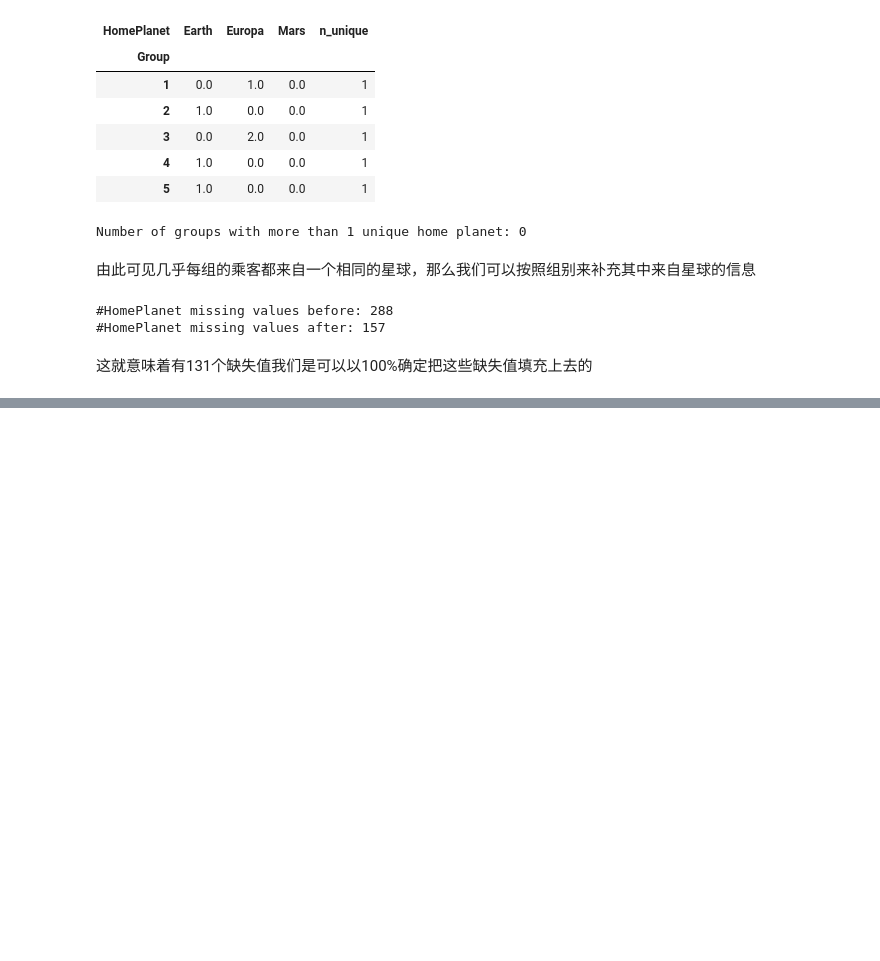
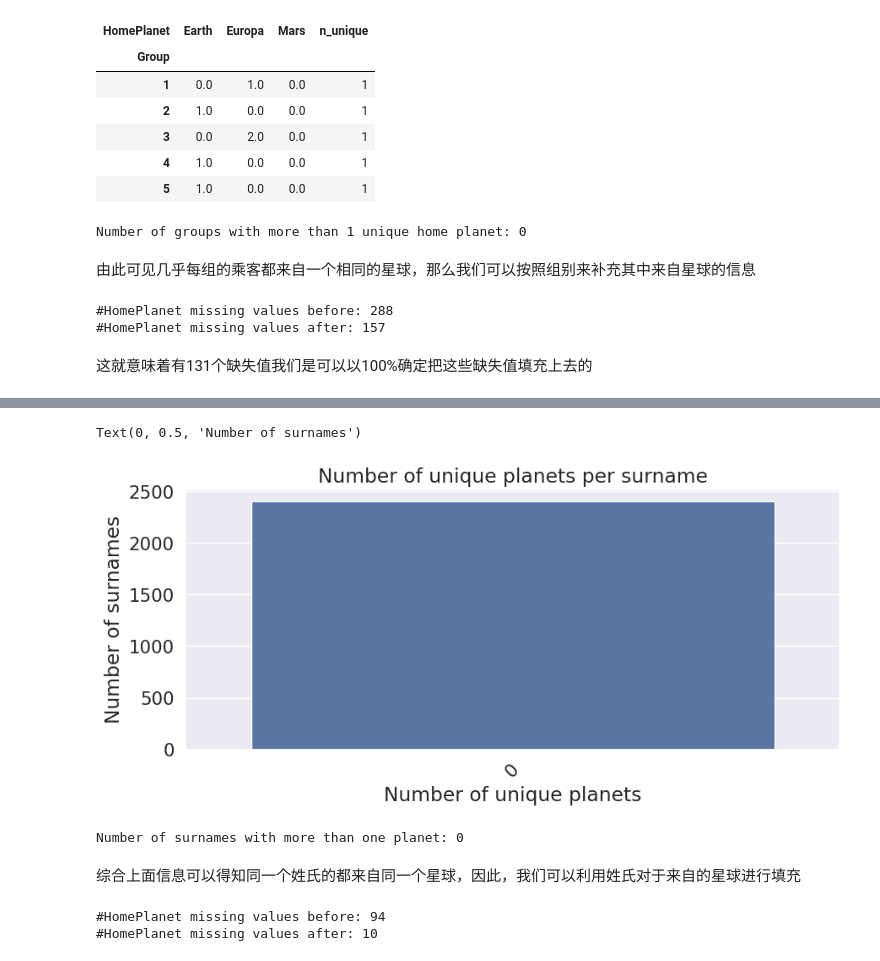
Before and after one commit to CambridgeZ/DataMining_Course_experiment, a Jupyter notebook: 大作业/datamining-homework.ipynb, the cells around one changed output, grey strips where cells are left out. Cells and saved outputs as stored; diff of their text form; code cells hidden in the pictures; blank space fills up the shorter version.

```diff
--- a/大作业/datamining-homework.ipynb
+++ b/大作业/datamining-homework.ipynb
@@ -642,0 +694,6 @@ print('#HomePlanet missing values after:',data['HomePlanet'].isna().sum())
+# %%
+# Joint distribution of Surname and HomePlanet
+SHP_gb = data.groupby(['Surname','HomePlanet'])['HomePlanet'].size().unstack().fillna(0)
+
+#展示分组后的数据
+SHP_gb.head()
@@ -642,0 +708,36 @@ print('#HomePlanet missing values after:',data['HomePlanet'].isna().sum())
+# %%
+# Countplot of unique values
+plt.figure(figsize=(10,4))
+sns.countplot((SHP_gb >= 1).sum(axis=1))
+plt.title('Number of unique planets per surname')
+
+# 设置横坐标轴上的数值和标签
+plt.xticks(rotation=45)
+plt.xlabel('Number of unique planets')
+plt.ylabel('Number of surnames')
+# %% [output]
+Text(0, 0.5, 'Number of surnames')
+[figure, added]
+# %%
+# 输出一个有多个星球的姓氏的个数
+print('Number of surnames with more than one planet:',((SHP_gb>0).sum(axis=1)>1).sum())
+# %% [output]
+Number of surnames with more than one planet: 0
+# %% [markdown]
+综合上面信息可以得知同一个姓氏的都来自同一个星球，因此，我们可以利用姓氏对于来自的星球进行填充
+# %%
+# Missing values before
+HP_bef=data['HomePlanet'].isna().sum()
+
+# Passengers with missing HomePlanet and in a family with known HomePlanet
+SHP_index=data[data['HomePlanet'].isna()][(data[data['HomePlanet'].isna()]['Surname']).isin(SHP_gb.index)].index
+
+# Fill corresponding missing values
+data.loc[SHP_index,'HomePlanet']=data.iloc[SHP_index,:]['Surname'].map(lambda x: SHP_gb.idxmax(axis=1)[x])
+
+# Print number of missing values left
+print('#HomePlanet missing values before:',HP_bef)
+print('#HomePlanet missing values after:',data['HomePlanet'].isna().sum())
+# %% [output]
+#HomePlanet missing values before: 94
+#HomePlanet missing values after: 10
```
Also changed, not shown: parts of 17 cells of this notebook.
